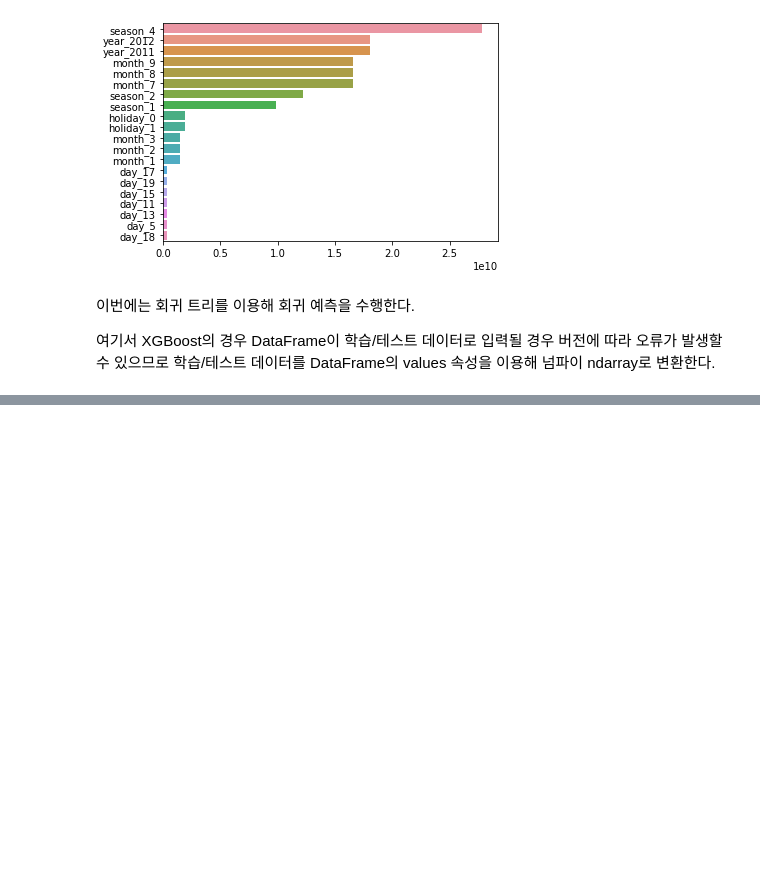
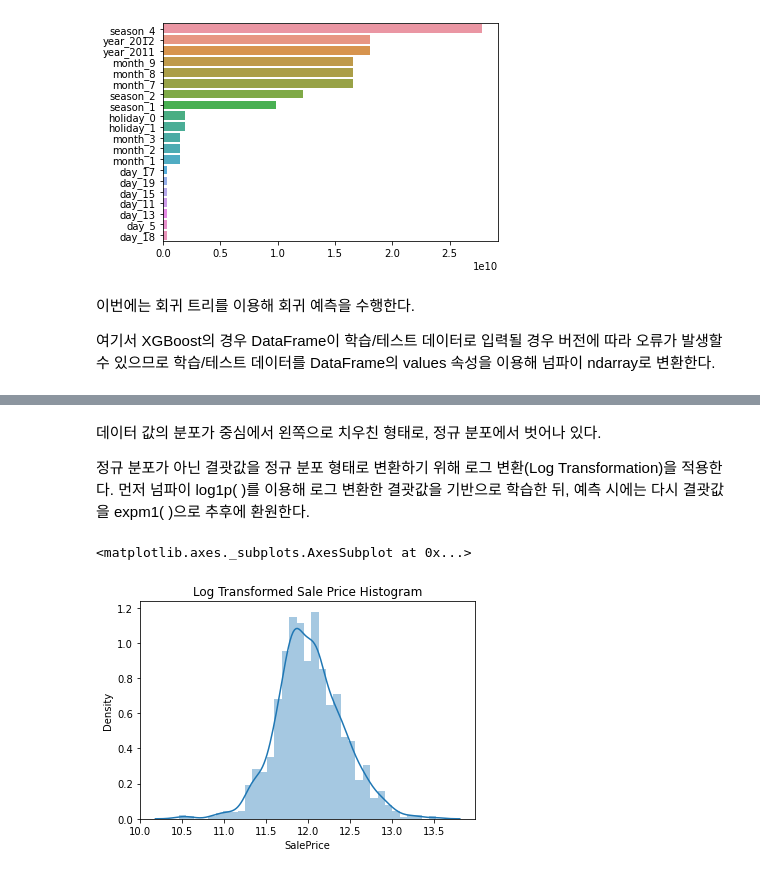
Before and after one commit to spacemaninSeoul/PythonMachinelearningGuide, a Jupyter notebook: [파이썬머신러닝완벽가이드]_V_회귀.ipynb, the cells around one changed output, grey strips where cells are left out. Saved outputs shown, nothing was run; the diff lists cells and outputs as text; code cells hidden in the pictures; blank space fills up the shorter version.

```diff
--- a/[파이썬머신러닝완벽가이드]_V_회귀.ipynb
+++ b/[파이썬머신러닝완벽가이드]_V_회귀.ipynb
@@ -1393,0 +1448,11 @@ for model in [rf_reg, gbm_reg, xgb_reg, lgbm_reg]:
+# %% [markdown]
+데이터 값의 분포가 중심에서 왼쪽으로 치우친 형태로, 정규 분포에서 벗어나 있다.
+
+정규 분포가 아닌 결괏값을 정규 분포 형태로 변환하기 위해 로그 변환(Log Transformation)을 적용한다. 먼저 넘파이 log1p( )를 이용해 로그 변환한 결괏값을 기반으로 학습한 뒤, 예측 시에는 다시 결괏값을 expm1( )으로 추후에 환원한다.
+# %%
+plt.title('Log Transformed Sale Price Histogram')
+log_SalePrice = np.log1p(house_df['SalePrice'])
+sns.distplot(log_SalePrice)
+# %% [output]
+<matplotlib.axes._subplots.AxesSubplot at 0x...>
+[figure, added]
```
Also changed, not shown: parts of 18 cells of this notebook.
